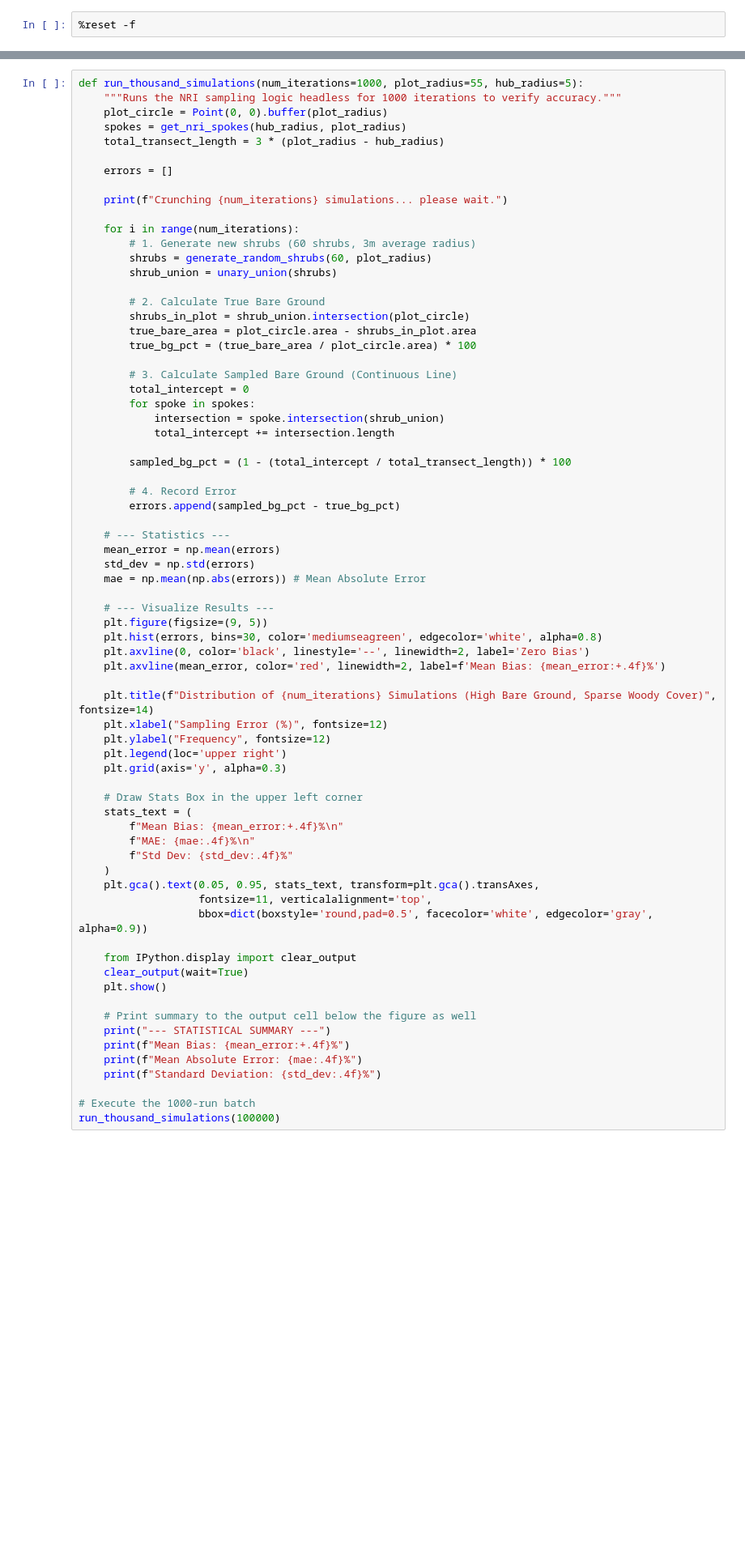
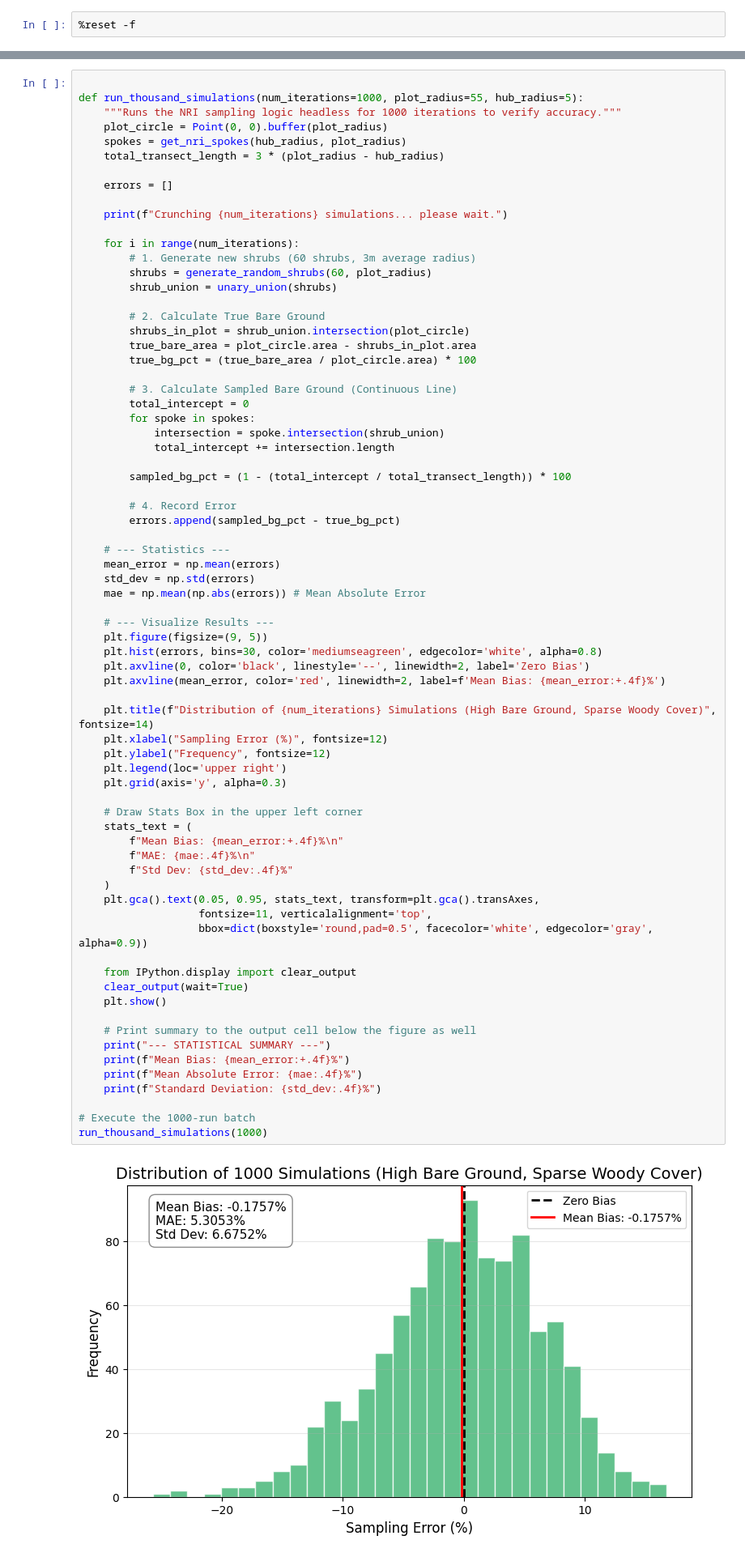
Before and after one commit to afullhart/SantaRita, a Jupyter notebook: Widgets/NRI_Sims.ipynb, the cells around one changed output, grey strips where cells are left out. Shown at 81% size. Cells and saved outputs as stored; diff of their text form; blank space fills up the shorter version.

```diff
--- a/Widgets/NRI_Sims.ipynb
+++ b/Widgets/NRI_Sims.ipynb
@@ -241,4 +372,5 @@ simulation = NRISimulation()
 # %%
+
 def run_thousand_simulations(num_iterations=1000, plot_radius=55, hub_radius=5):
     """Runs the NRI sampling logic headless for 1000 iterations to verify accuracy."""
     plot_circle = Point(0, 0).buffer(plot_radius)
@@ -281,31 +413,33 @@ def run_thousand_simulations(num_iterations=1000, plot_radius=55, hub_radius=5):
     plt.axvline(0, color='black', linestyle='--', linewidth=2, label='Zero Bias')
     plt.axvline(mean_error, color='red', linewidth=2, label=f'Mean Bias: {mean_error:+.4f}%')
 
     plt.title(f"Distribution of {num_iterations} Simulations (High Bare Ground, Sparse Woody Cover)", fontsize=14)
     plt.xlabel("Sampling Error (%)", fontsize=12)
     plt.ylabel("Frequency", fontsize=12)
     plt.legend(loc='upper right')
     plt.grid(axis='y', alpha=0.3)
 
     # Draw Stats Box in the upper left corner
     stats_text = (
         f"Mean Bias: {mean_error:+.4f}%\n"
         f"MAE: {mae:.4f}%\n"
         f"Std Dev: {std_dev:.4f}%"
     )
     plt.gca().text(0.05, 0.95, stats_text, transform=plt.gca().transAxes,
                    fontsize=11, verticalalignment='top',
                    bbox=dict(boxstyle='round,pad=0.5', facecolor='white', edgecolor='gray', alpha=0.9))
 
     from IPython.display import clear_output
     clear_output(wait=True)
     plt.show()
 
     # Print summary to the output cell below the figure as well
     print("--- STATISTICAL SUMMARY ---")
     print(f"Mean Bias: {mean_error:+.4f}%")
     print(f"Mean Absolute Error: {mae:.4f}%")
     print(f"Standard Deviation: {std_dev:.4f}%")
 
 # Execute the 1000-run batch
-run_thousand_simulations(100000)
+run_thousand_simulations(1000)
+# %% [output]
+[figure, added]
```
Also changed, not shown: parts of 8 cells of this notebook.
